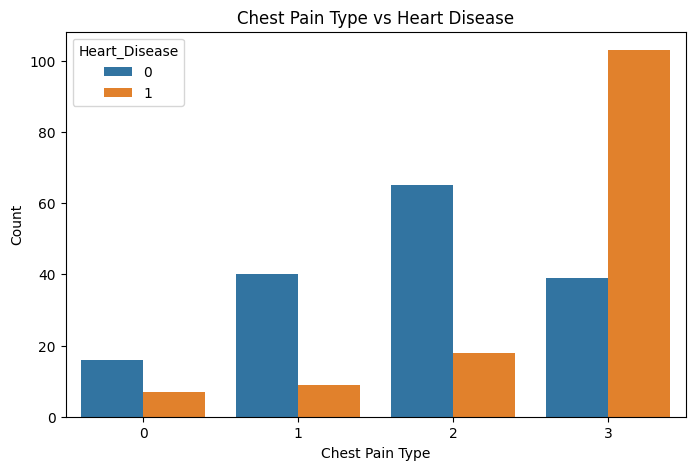
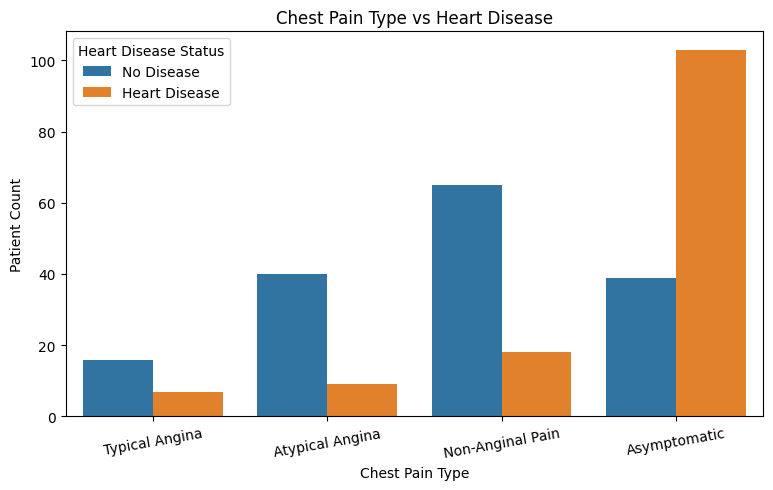
Code edit (unified diff) that turned the first committed figure into the second:
--- before
+++ after
@@ -1,13 +1,22 @@
-# Chest Pain Type vs Heart Disease
+plt.figure(figsize=(9,5))
 
-plt.figure(figsize=(8,5))
 sns.countplot(
-    x='Chest_Pain_Type',
-    hue='Heart_Disease',
-    data=df
+    x=df['Chest_Pain_Type'].map({
+        0: 'Typical Angina',
+        1: 'Atypical Angina',
+        2: 'Non-Anginal Pain',
+        3: 'Asymptomatic'
+    }),
+
+    hue=df['Heart_Disease'].map({
+        0: 'No Disease',
+        1: 'Heart Disease'
+    })
 )
 
 plt.title("Chest Pain Type vs Heart Disease")
 plt.xlabel("Chest Pain Type")
-plt.ylabel("Count")
+plt.ylabel("Patient Count")
+plt.legend(title="Heart Disease Status")
+plt.xticks(rotation=10)
 plt.show()

Commit: Added Insights in the Advanced EDA